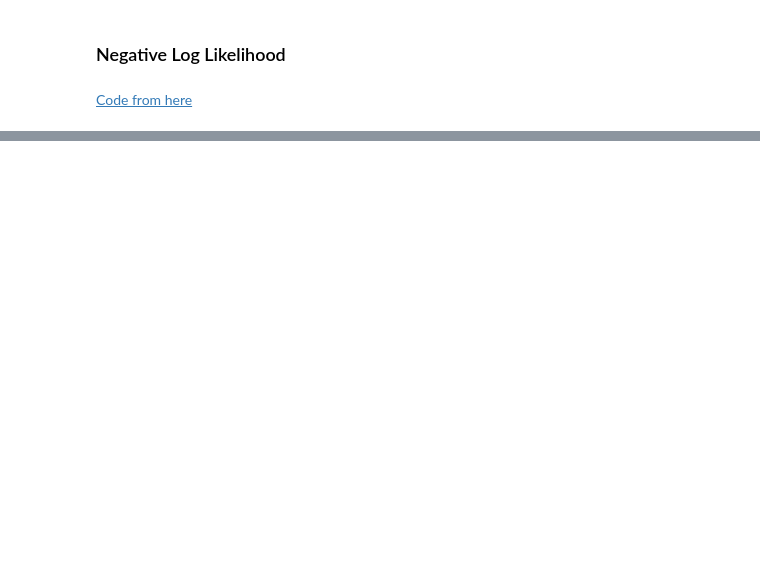
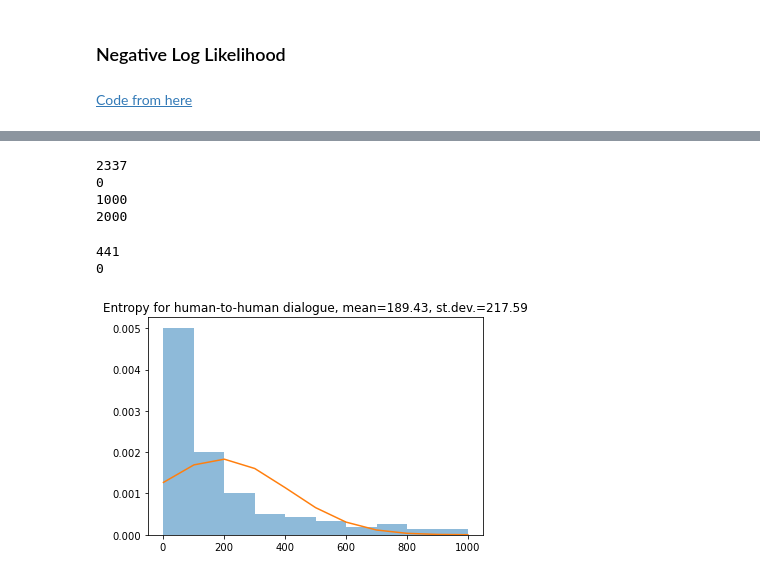
Before and after one commit to lerastromtsova/social-chatbot-initiative, a Jupyter notebook: Dataset_Analysis.ipynb, the cells around one changed output, grey strips where cells are left out. Saved outputs shown, nothing was run; the diff lists cells and outputs as text; code cells hidden in the pictures; blank space fills up the shorter version.

```diff
--- a/Dataset_Analysis.ipynb
+++ b/Dataset_Analysis.ipynb
@@ -724,0 +802,52 @@ From the paper:
+# %%
+print(len(hb_dialog))
+
+for i, d in enumerate(hb_dialog):
+    for th in d['thread']:
+        if len(th['text']) <= 1024:
+            th['NLL'] = calculatePerplexity(th['text'], model, tokenizer)
+    if i % 1000 == 0:
+        print(i)
+
+
+with open('train_hb_final.json', 'w') as f:
+    json.dump(hb_dialog, f)
+# %% [output]
+2337
+0
+1000
+2000
+# %%
+print(len(hh_dialog))
+
+for i, d in enumerate(hh_dialog):
+    for th in d['thread']:
+        if len(th['text']) <= 1024:
+            th['NLL'] = calculatePerplexity(th['text'], model, tokenizer)
+    if i % 1000 == 0:
+        print(i)
+
+
+with open('train_hh_final.json', 'w') as f:
+    json.dump(hh_dialog, f)
+# %% [output]
+441
+0
+# %%
+with open('train_hb_final.json', 'r') as f:
+    hb_dialog = json.load(f)
+
+with open('train_hh_final.json', 'r') as f:
+    hh_dialog = json.load(f)
+# %%
+hh_nlls = []
+for d in hh_dialog:
+    for th in d['thread']:
+        try:
+            if th['NLL'] != math.nan and th['NLL'] < 1000:
+                hh_nlls.append(th['NLL'])
+        except KeyError:
+            pass
+get_hist_with_norm_dist(hh_nlls, 'Entropy for human-to-human dialogue', bins=10)
+# %% [output]
+[figure, added]
```
Also changed, not shown: parts of 33 cells of this notebook, 6 other files.
